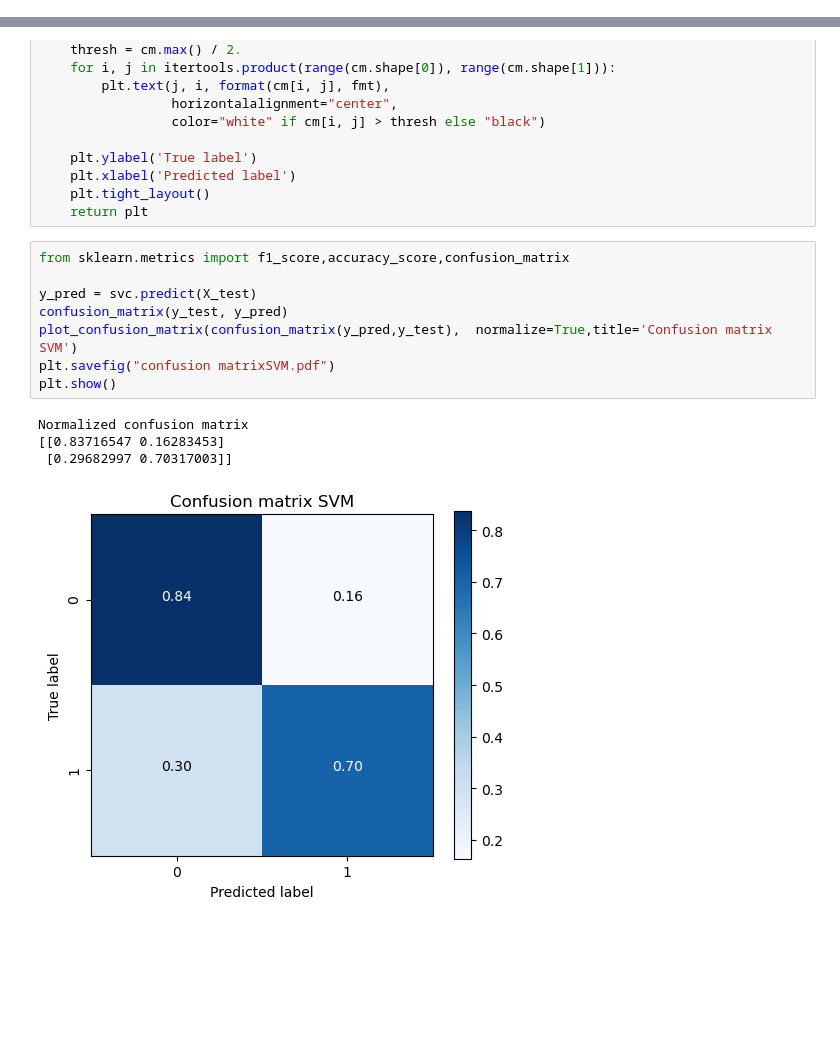
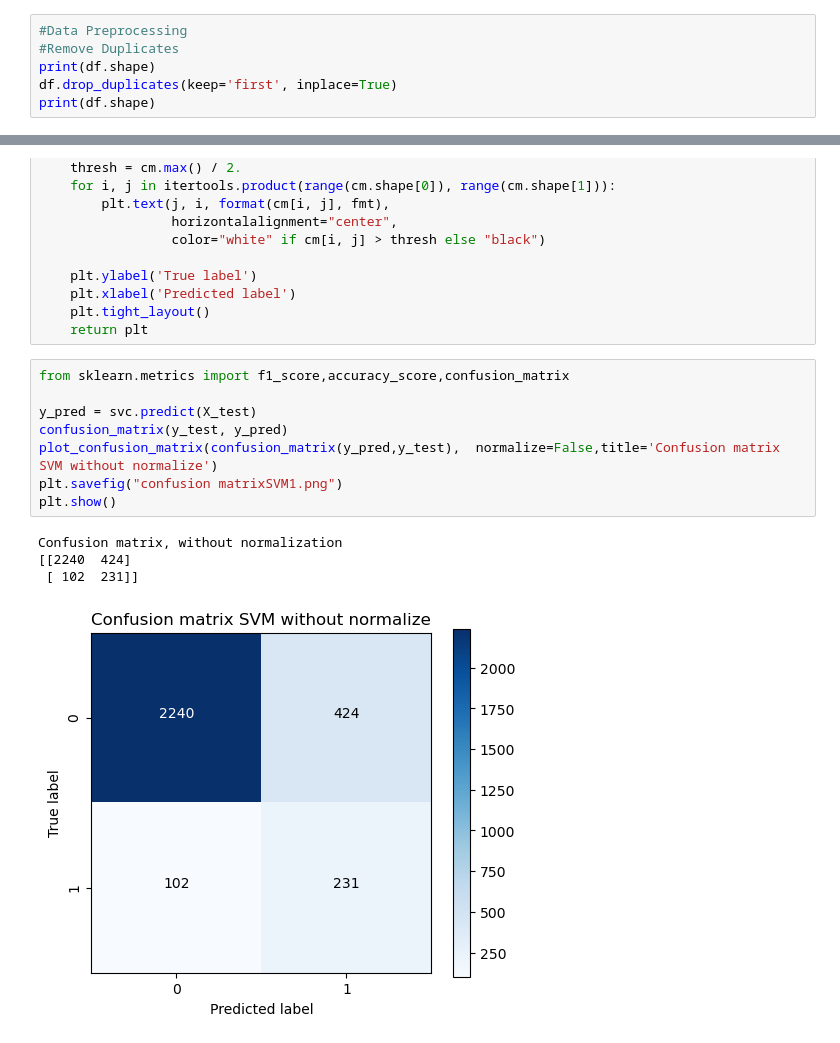
Before and after one commit to nhunguet/Machine-learning-For-Cyber-Security, a Jupyter notebook: SVM.ipynb, the cells around one changed output, grey strips where cells are left out. Cells and saved outputs as stored; diff of their text form; blank space fills up the shorter version.

```diff
--- a/SVM.ipynb
+++ b/SVM.ipynb
@@ -62,3 +62,9 @@ PAY_AMT5                      0
 PAY_AMT6                      0
 default_payment_next_month    0
 dtype: int64
+# %%
+#Data Preprocessing
+#Remove Duplicates
+print(df.shape)
+df.drop_duplicates(keep='first', inplace=True)
+print(df.shape)
@@ -184,13 +265,13 @@ def plot_confusion_matrix(cm, classes=None,
 # %%
 from sklearn.metrics import f1_score,accuracy_score,confusion_matrix
 
 y_pred = svc.predict(X_test)
 confusion_matrix(y_test, y_pred)
-plot_confusion_matrix(confusion_matrix(y_pred,y_test),  normalize=True,title='Confusion matrix SVM')
-plt.savefig("confusion matrixSVM.pdf")
+plot_confusion_matrix(confusion_matrix(y_pred,y_test),  normalize=False,title='Confusion matrix SVM without normalize')
+plt.savefig("confusion matrixSVM1.png")
 plt.show()
 # %% [output]
-Normalized confusion matrix
-[[0.83716547 0.16283453]
- [0.29682997 0.70317003]]
+Confusion matrix, without normalization
+[[2240  424]
+ [ 102  231]]
-[figure, old version]
+[figure, new version]
```
Also changed, not shown: parts of 15 cells of this notebook, 4 other files.
